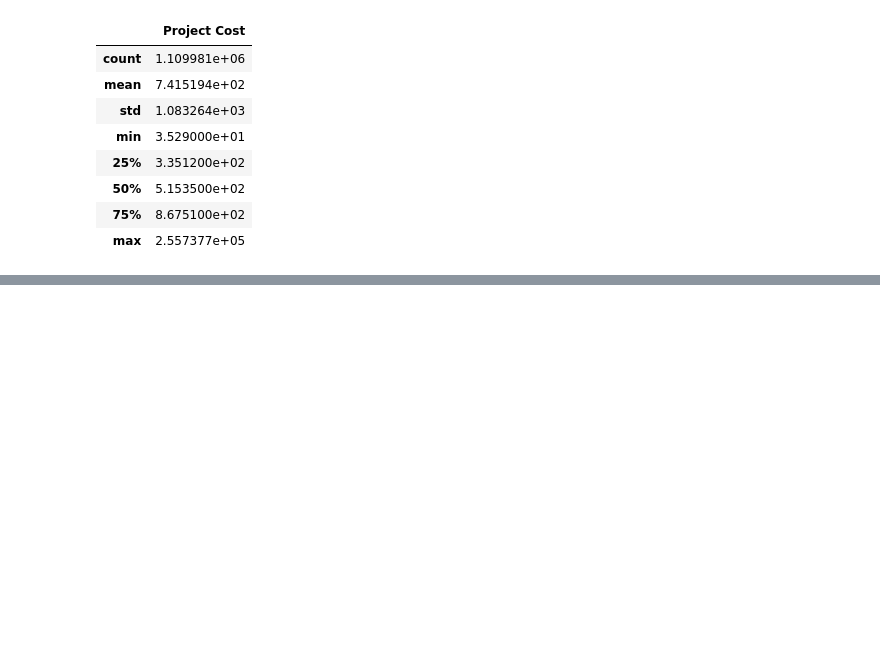
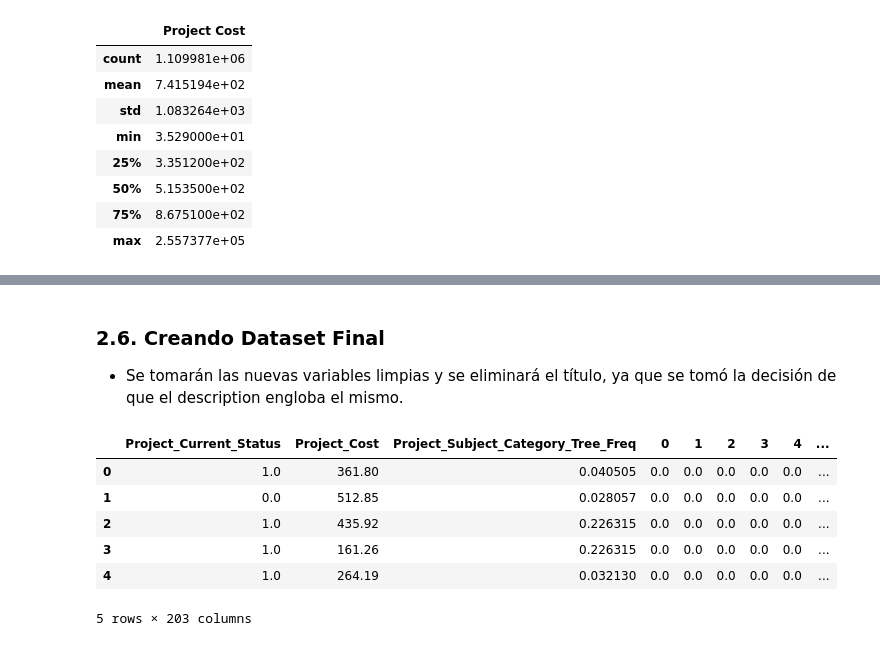
Before and after one commit to JManuelHaces/examen-final-pdcd, a Jupyter notebook: ExamenFinal.ipynb, the cells around one changed output, grey strips where cells are left out. Saved outputs shown, nothing was run; the diff lists cells and outputs as text; code cells hidden in the pictures; blank space fills up the shorter version.

```diff
--- a/ExamenFinal.ipynb
+++ b/ExamenFinal.ipynb
@@ -90,0 +356,20 @@ df.describe()
+# %% [markdown]
+### 2.6. Creando Dataset Final
+- Se tomarán las nuevas variables limpias y se eliminará el título, ya que se tomó la decisión de que el description engloba el mismo.
+# %%
+# Tomando las variables creadas en este apartado
+df_nuevo = df[['Project_Current_Status', 'Project_Cost', 'Project_Subject_Category_Tree_Freq']]
+
+# Uniendo las variables seleccionadas y la vectorización del description en el dataset final
+df_final = pd.concat([df_nuevo, my_tfidf], axis=1)
+df_final = df_final.astype(float)
+df_final.dropna(inplace=True)
+df_final.head()
+# %% [output]
+|  | Project_Current_Status | Project_Cost | Project_Subject_Category_Tree_Freq | 0 | 1 | 2 | 3 | 4 | ... |
+| 0 | 1.0 | 361.80 | 0.040505 | 0.0 | 0.0 | 0.0 | 0.0 | 0.0 | ... |
+| 1 | 0.0 | 512.85 | 0.028057 | 0.0 | 0.0 | 0.0 | 0.0 | 0.0 | ... |
+| 2 | 1.0 | 435.92 | 0.226315 | 0.0 | 0.0 | 0.0 | 0.0 | 0.0 | ... |
+| 3 | 1.0 | 161.26 | 0.226315 | 0.0 | 0.0 | 0.0 | 0.0 | 0.0 | ... |
+| 4 | 1.0 | 264.19 | 0.032130 | 0.0 | 0.0 | 0.0 | 0.0 | 0.0 | ... |
+5 rows × 203 columns
```
Also changed, not shown: parts of 42 cells of this notebook, 25 other files.
